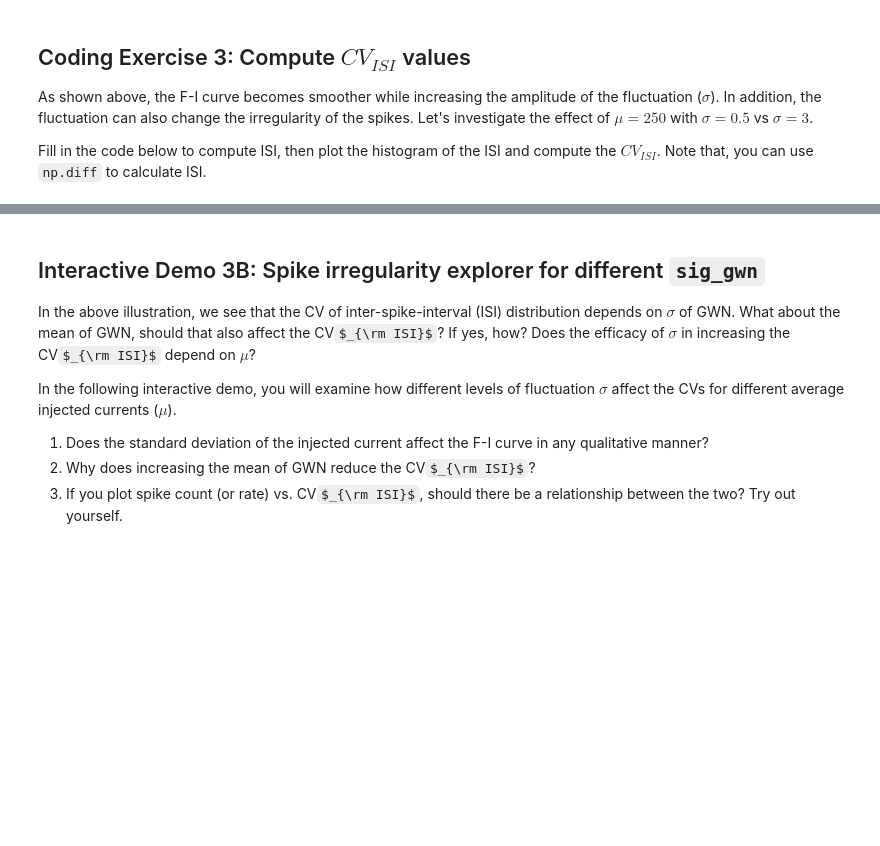
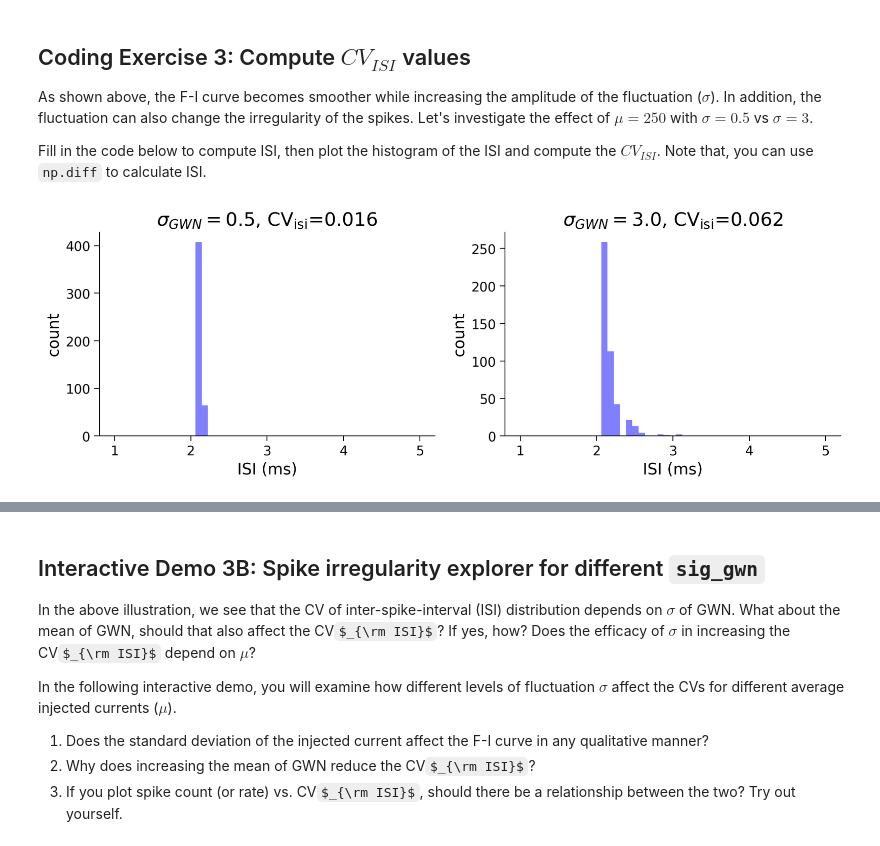
Before and after one commit to lacmih/Neuro, a Jupyter notebook: tutorials/W2D3_BiologicalNeuronModels/student/W2D3_Tutorial1.ipynb, the cells around one changed output, grey strips where cells are left out. Cells and saved outputs as stored; diff of their text form; code cells hidden in the pictures; some formulas as TeX source; blank space fills up the shorter version.

```diff
--- a/tutorials/W2D3_BiologicalNeuronModels/student/W2D3_Tutorial1.ipynb
+++ b/tutorials/W2D3_BiologicalNeuronModels/student/W2D3_Tutorial1.ipynb
@@ -644,43 +694,46 @@ def isi_cv_LIF(spike_times):
     cv          : coefficient of variation of isi (float)
 
   """
-  ########################################################################
-  ## TODO for students: compute the membrane potential v, spike train sp #
-  # Fill out function and remove
-  raise NotImplementedError('Student Exercise: calculate the isi and the cv!')
-  ########################################################################
   if len(spike_times) >= 2:
-    # Compute isi
-    isi = ...
-    # Compute cv
-    cv = ...
+    isi = np.diff(spike_times)
+
+    mean_isi = np.mean(np.diff(spike_times))
+    std_isi = np.std(np.diff(spike_times))
+    cv = std_isi / mean_isi
   else:
     isi = np.nan
     cv = np.nan
 
   return isi, cv
 
 
 # Set parameters
 pars = default_pars(T=1000.)
 mu_gwn = 250
 sig_gwn1 = 0.5
 sig_gwn2 = 3.0
 
 # Run LIF model for sigma = 0.5
 I_GWN1 = my_GWN(pars, mu=mu_gwn, sig=sig_gwn1, myseed=2020)
 _, sp1 = run_LIF(pars, Iinj=I_GWN1)
 
 # Run LIF model for sigma = 3
 I_GWN2 = my_GWN(pars, mu=mu_gwn, sig=sig_gwn2, myseed=2020)
 _, sp2 = run_LIF(pars, Iinj=I_GWN2)
 
 # Compute ISIs/CV
 isi1, cv1 = isi_cv_LIF(sp1)
 isi2, cv2 = isi_cv_LIF(sp2)
 
+# print(isi1)
+# print(cv1)
+# print(isi2)
+# print(cv2)
+
 # Visualize
 my_hists(isi1, isi2, cv1, cv2, sig_gwn1, sig_gwn2)
+# %% [output]
+[figure, added]
 # %% [markdown]
 [*Click for solution*](https://github.com/NeuromatchAcademy/course-content/tree/main/tutorials/W2D3_BiologicalNeuronModels/solutions/W2D3_Tutorial1_Solution_27d69c89.py)
 
```
Also changed, not shown: parts of 6 cells of this notebook.
